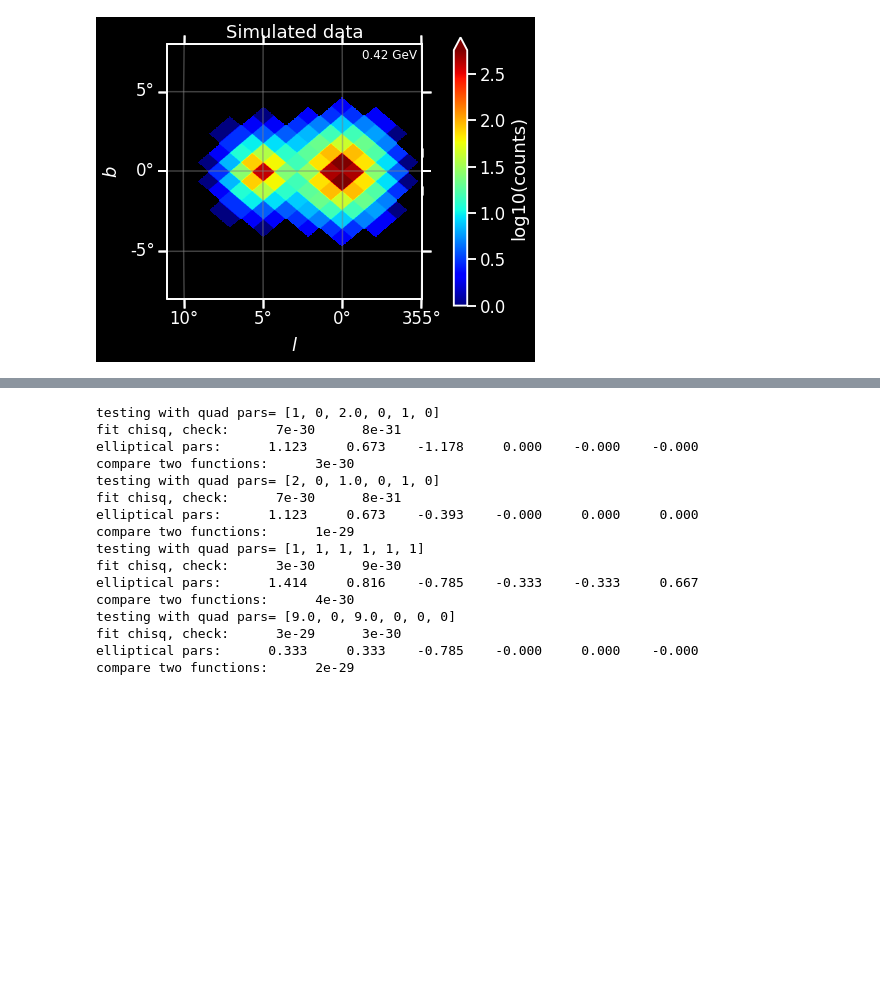
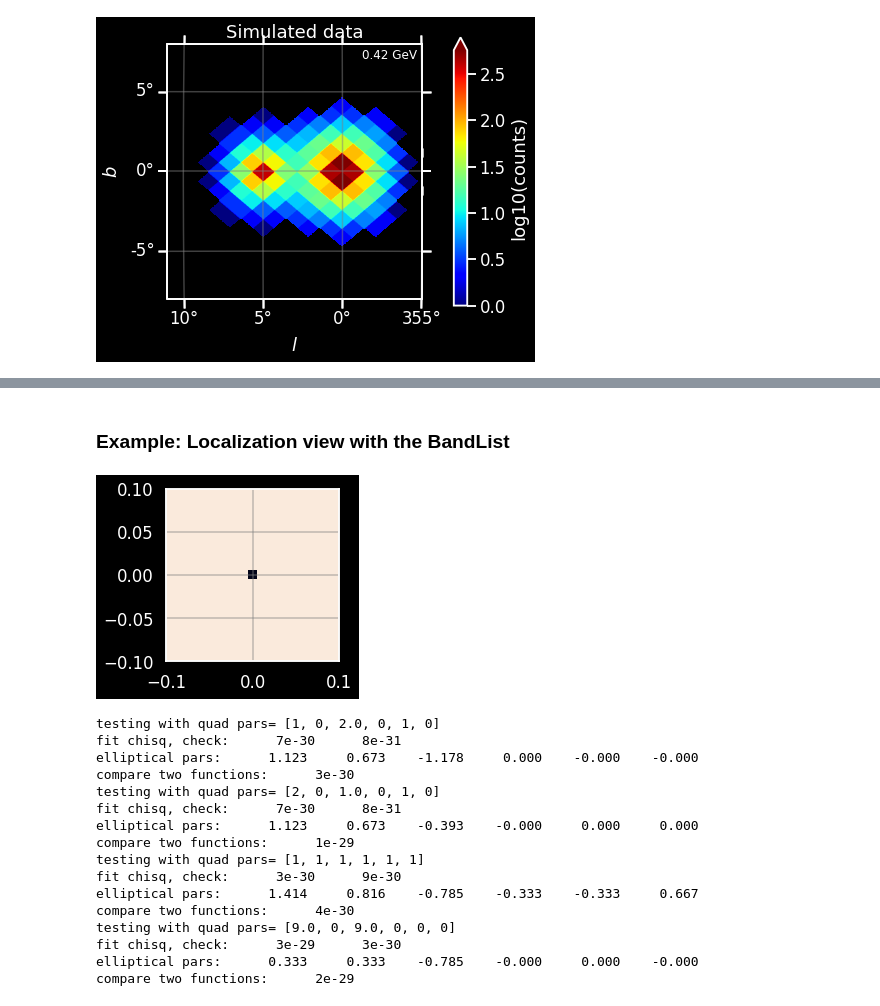
Before and after one commit to tburnett/kerr-diffuse, a Jupyter notebook: band_testing.ipynb, the cells around one changed output, grey strips where cells are left out. Drawn from its saved outputs; the diff is of its cells as text; code cells hidden in the pictures; blank space fills up the shorter version.

Commit message:
localize running

```diff
--- a/band_testing.ipynb
+++ b/band_testing.ipynb
@@ -61,0 +129,23 @@ for src in source_model:
+# %%
+show(f"""### Example: LocalizedSourceView.delta_ts with band.loglike""")
+
+from like3 import sourcelist as sl; reload(sl)
+
+# Rebuild objects after reload so localization_view returns LocalizedSourceView.
+source_model2 = sl.SourceModel.demo(3)
+band2 = Band(df.iloc[2], source_model2)
+band2.data = band.data
+src2 = source_model2.find_source(src.name)
+ra02 = src2.skydir.icrs.ra.deg
+dec02 = src2.skydir.icrs.dec.deg
+
+with source_model2.localization_view(src2.name) as loc:
+    delta_ts = loc.delta_ts(band2.loglike)
+
+    ts_at_selected = delta_ts(src2.skydir)
+    trial = SkyCoord(ra02 + 0.05, dec02, unit='deg', frame='icrs')
+    ts_at_trial = delta_ts(trial)
+
+show(f"Selected source: {loc.source.name}")
+show(f"TS at selected position: {ts_at_selected:.3f}")
+show(f"TS at trial position (+0.05 deg in RA): {ts_at_trial:.3f}")
@@ -62,2 +158,23 @@ for src in source_model:
+# %%
+show(f"""### Example: Localization view with the BandList""")
+from like3 import bands as b; reload(b)
+from like3 import sourcelist as sl; reload(sl)
+from like3.bands import BandList
+bandlist = BandList(source_model, PSFlist.demo_df())
+src = source_model.find_source('Blazar')
+bandlist.simulate()
+bandlist.loglike()
+
+with bandlist.localization_view('Blazar') as loc:
+    pos = loc.source.skydir;
+    delta_ts = loc.delta_ts()  # returns callable
+    ts_value = delta_ts(SkyCoord(5.01, 0.0, unit='deg', frame='galactic'))  # evaluates 2*(loglike(trial) - baseline)
+    x,y,z = loc.make_grid(delta_ts, 0.03 )  # makes a grid of delta_ts values around the source position
+# %% [output]
+### Example: Localization view with the BandList
+# %%
+plt.imshow(np.sqrt((-z).clip(0,25)), origin='lower', extent=(-0.1, 0.1, -0.1, 0.1), interpolation='nearest');
+# %% [output]
+[figure, added]
 # %%
 from like3 import quadform; reload(quadform)
```
Also changed, not shown: parts of 9 cells of this notebook, 5 other files.
